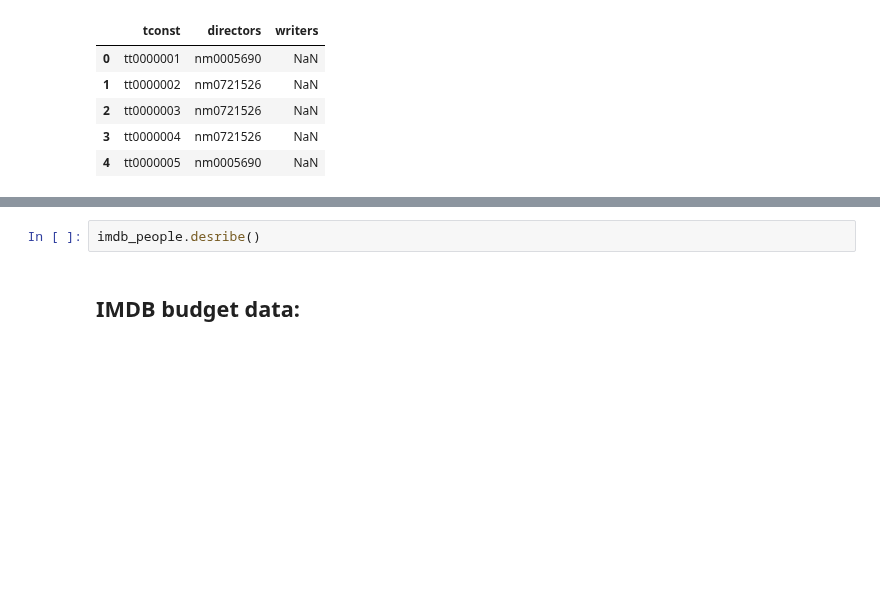
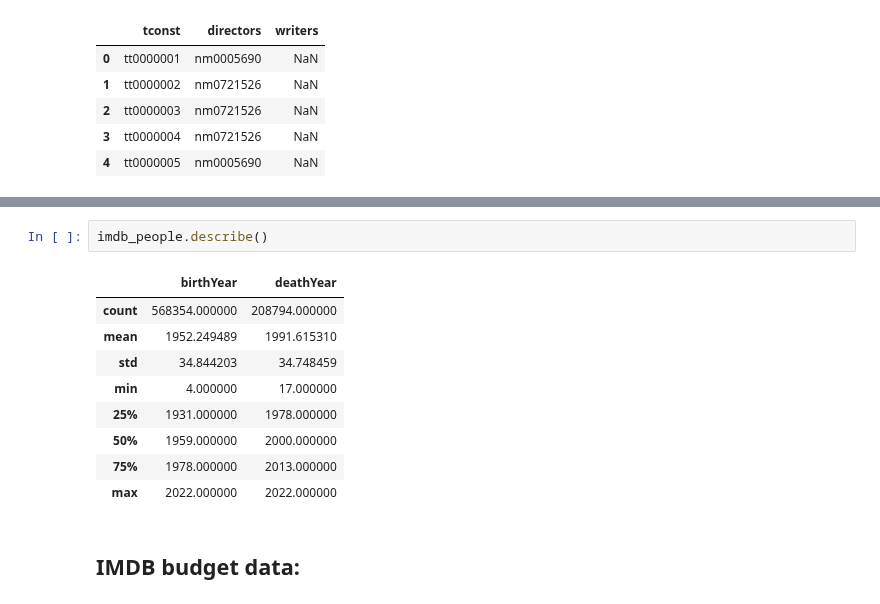
Before and after one commit to epfl-ada/ada-2022-project-theadaholics, a Jupyter notebook: main.ipynb, the cells around one changed output, grey strips where cells are left out. Drawn from its saved outputs; the diff is of its cells as text; blank space fills up the shorter version.

```diff
--- a/main.ipynb
+++ b/main.ipynb
@@ -172,7 +172,17 @@ imdb_people.head()
 | 3 | nm0000004 | John Belushi | 1949.0 | 1982.0 | actor,soundtrack,writer | tt0077975,tt0078723,tt0080455,tt0... |
 | 4 | nm0000005 | Ingmar Bergman | 1918.0 | 2007.0 | writer,director,actor | tt0083922,tt0060827,tt0050986,tt0... |
 # %%
-imdb_people.desribe()
+imdb_people.describe()
+# %% [output]
+|  | birthYear | deathYear |
+| count | 568354.000000 | 208794.000000 |
+| mean | 1952.249489 | 1991.615310 |
+| std | 34.844203 | 34.748459 |
+| min | 4.000000 | 17.000000 |
+| 25% | 1931.000000 | 1978.000000 |
+| 50% | 1959.000000 | 2000.000000 |
+| 75% | 1978.000000 | 2013.000000 |
+| max | 2022.000000 | 2022.000000 |
 # %% [markdown]
 ## IMDB budget data:
 # %% [markdown]
```
Also changed, not shown: parts of 70 cells of this notebook.
